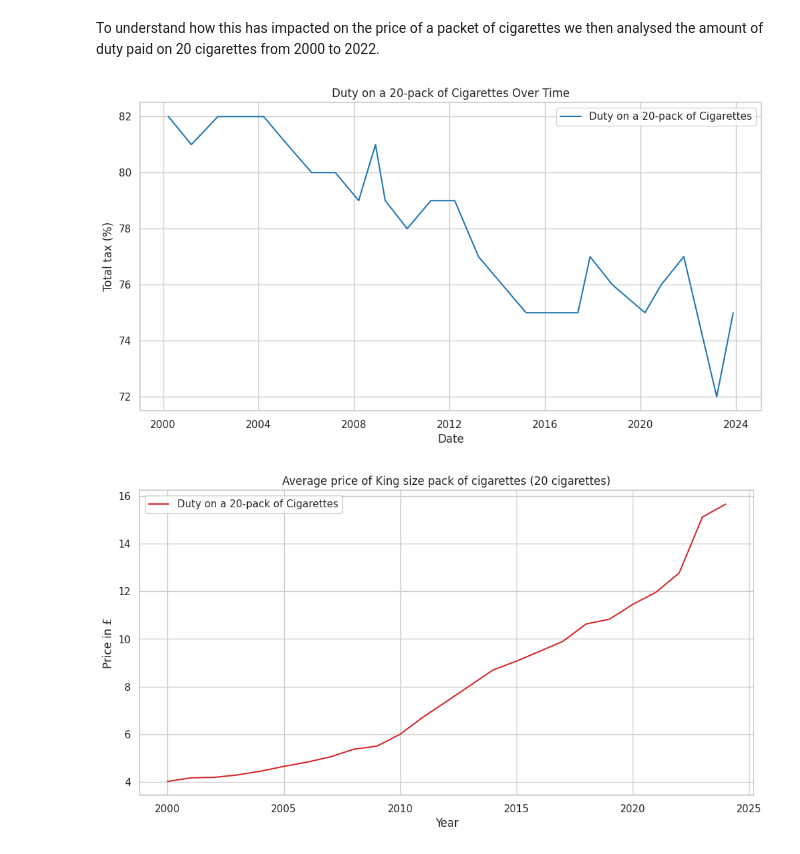
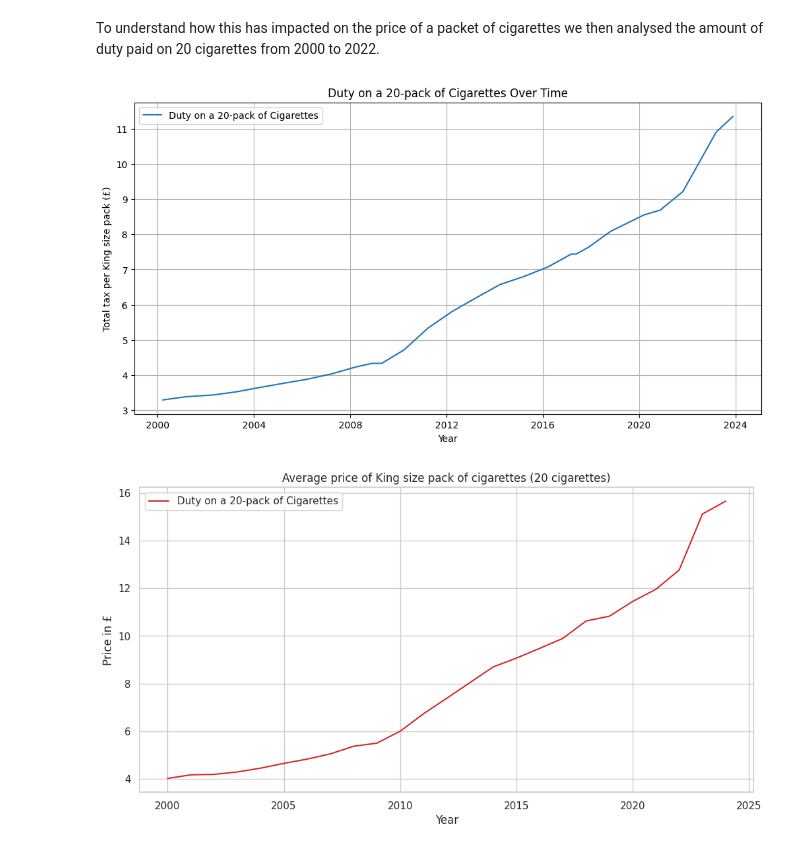
Before and after one commit to rhobaker/Data_Project, a Jupyter notebook: Main_Jupyter_workbook_Rhona.ipynb, the cells around one changed output. Cells and saved outputs as stored; diff of their text form; code cells hidden in the pictures.

Commit message:
Updated taxation bit - expanded on introduction, changed plots and wrote conclusion.

```diff
--- a/Main_Jupyter_workbook_Rhona.ipynb
+++ b/Main_Jupyter_workbook_Rhona.ipynb
@@ -498,20 +498,18 @@ combined_df['Duty'] = combined_df['Date of change'].apply(lambda x: calculate_du
 combined_df['VAT Amount'] = round((combined_df['Retail price of King size pack in £'] / (1 + (pd.to_numeric(combined_df['VAT'], errors='coerce')/100))) * (pd.to_numeric(combined_df['VAT'], errors='coerce')/100),2)
 # %%
 combined_df['Total tax'] = round(combined_df['Duty'] + combined_df['VAT Amount'],2)
-# %%
-combined_df['Percentage tax'] = round(((combined_df['Total tax'] / combined_df['Retail price of King size pack in £']) * 100))
 # %%
 # Plotting the duty over time
 plt.figure(figsize=(12, 6))
-plt.plot(combined_df['Date of change'], combined_df['Percentage tax'], label='Duty on a 20-pack of Cigarettes', color='tab:blue')
-plt.xlabel('Date')
-plt.ylabel('Total tax (%)')
+plt.plot(combined_df['Date of change'], combined_df['Total tax'], label='Duty on a 20-pack of Cigarettes', color='tab:blue')
+plt.xlabel('Year')
+plt.ylabel('Total tax per King size pack (£)')
 plt.title('Duty on a 20-pack of Cigarettes Over Time')
 plt.legend()
 plt.grid(True)
 plt.show()
 # %% [output]
-[figure, old version]
+[figure, new version]
 # %%
 plt.figure(figsize=(12, 6))
 plt.plot(price['year'], price['Price in £'], label='Duty on a 20-pack of Cigarettes', color='tab:red')
```
Also changed, not shown: parts of 3 cells of this notebook.
